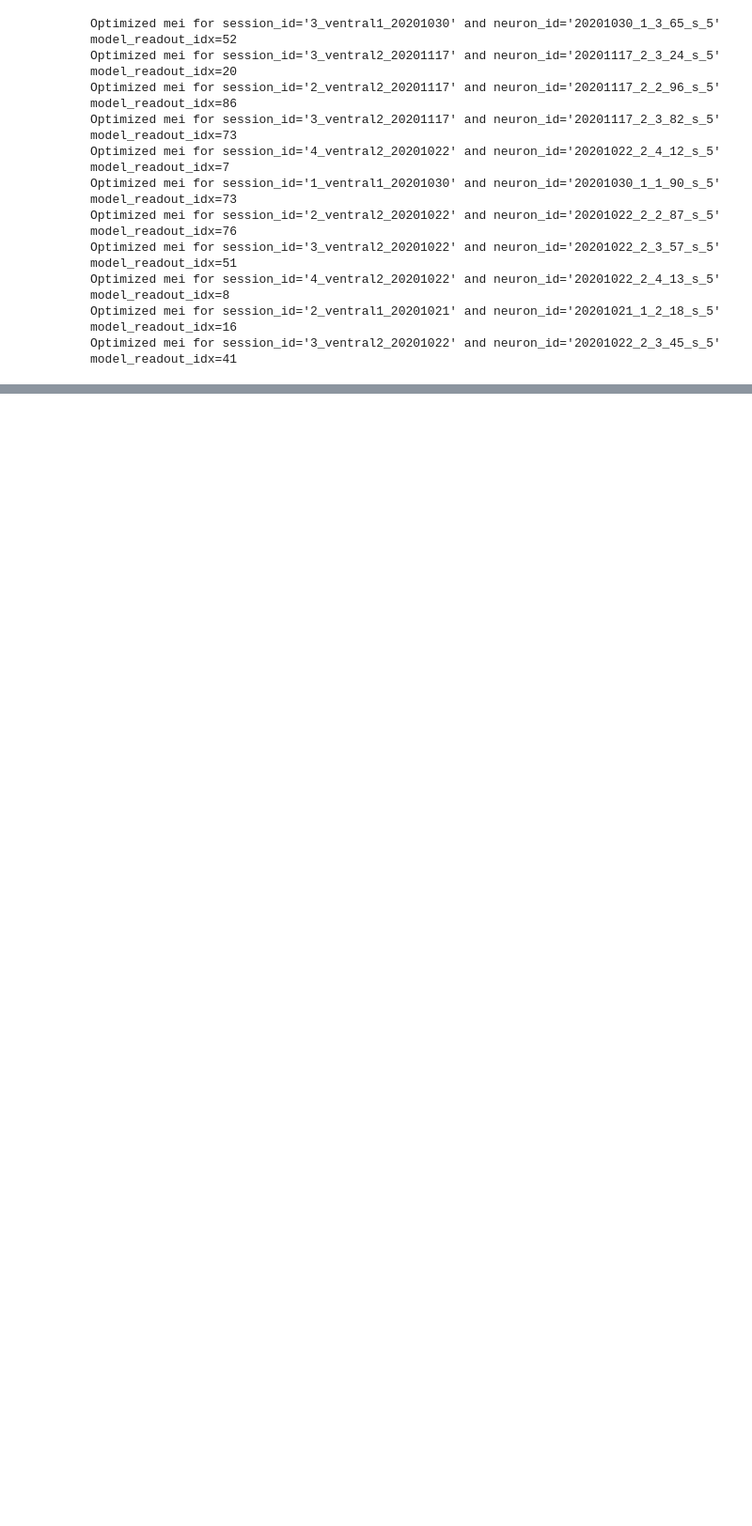
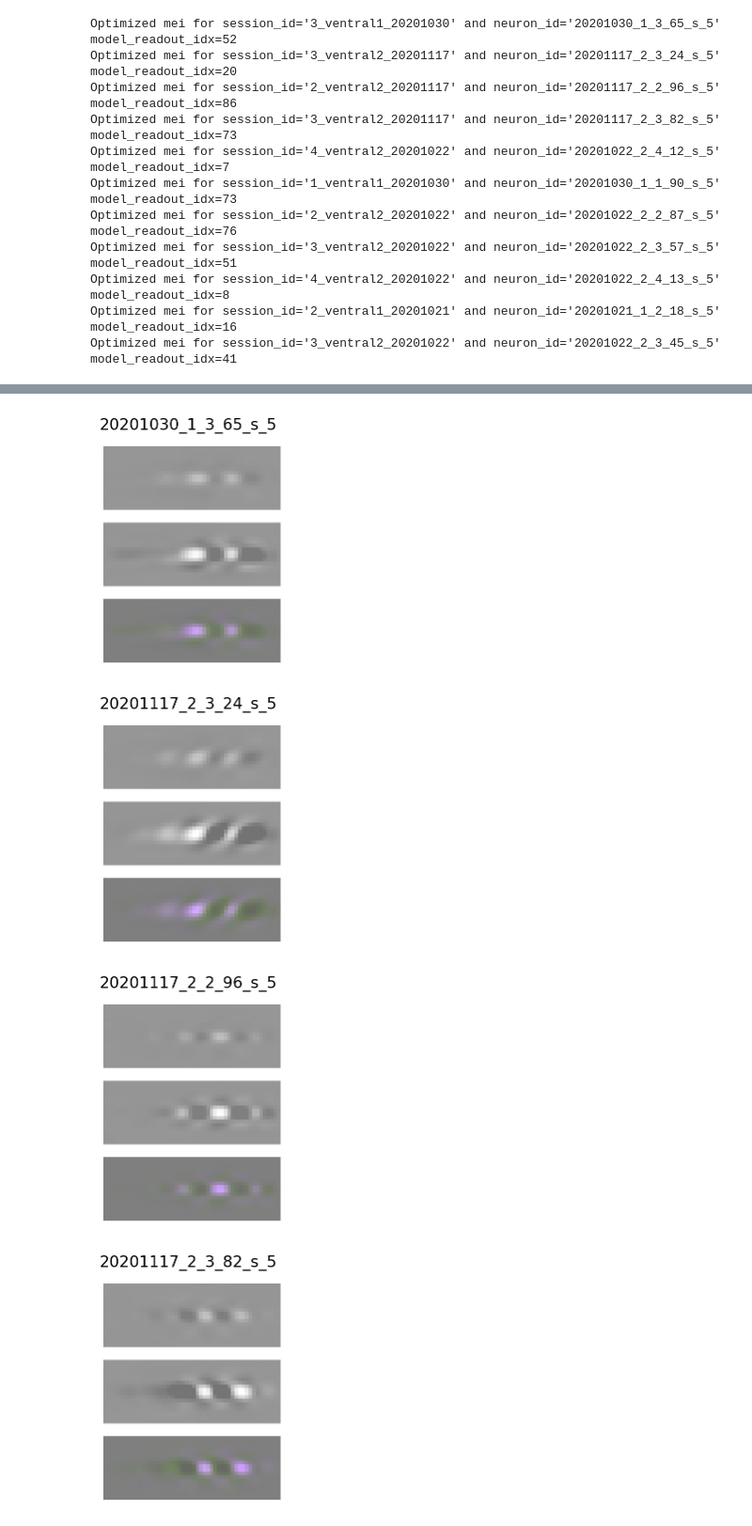
Before and after one commit to eulerlab/rgc-natstim-model, a Jupyter notebook: notebooks/mei_generation.ipynb, the cells around one changed output, grey strips where cells are left out. Shown at 94% size. Drawn from its saved outputs; the diff is of its cells as text; code cells hidden in the pictures; blank space fills up the shorter version.

```diff
--- a/notebooks/mei_generation.ipynb
+++ b/notebooks/mei_generation.ipynb
@@ -112,7 +115,7 @@ rc_dict = {
 # %%
 
 def load_ensemble_model_for_dataset_hash(ensemble_hash: str):
-    model_path = os.path.join(base_folder, "models",
+    model_path = os.path.join(base_directory, "models",
                               "nonlinear", ensemble_hash)
     center_readout = Center(**center_readout_kwargs)
     data_info, ensemble_model = load_ensemble_retina_model_from_directory(
@@ -192,21 +195,3 @@ Optimized mei for session_id='3_ventral2_20201022' and neuron_id='20201022_2_3_5
 Optimized mei for session_id='4_ventral2_20201022' and neuron_id='20201022_2_4_13_s_5' model_readout_idx=8
 Optimized mei for session_id='2_ventral1_20201021' and neuron_id='20201021_1_2_18_s_5' model_readout_idx=16
 Optimized mei for session_id='3_ventral2_20201022' and neuron_id='20201022_2_3_45_s_5' model_readout_idx=41
-# %%
-# Plotting probably has to be changed
-
-from openretina.plotting import plot_stimulus_composition
-print(f"Meis available for neurons: {list(mei_map.keys())}")
-
-neuron_id = "20201021_1_2_18_s_5"
-stimulus = mei_map[neuron_id]
-print(f"Showing MEI for neuron {neuron_id} ({stimulus.shape=})")
-stimulus_np = stimulus[0].cpu().numpy()
-fig, axes = plt.subplots(2, 2, figsize=(7 * 3, 12))
-fig.suptitle(f"MEI for neuron {neuron_id}")
-plot_stimulus_composition(
-    stimulus=stimulus_np,
-    temporal_trace_ax=axes[0, 0],
-    freq_ax=axes[0, 1],
-    spatial_ax=axes[1, 0],
-)
@@ -216,0 +202,10 @@ Showing MEI for neuron 20201021_1_2_18_s_5 (stimulus.shape=torch.Size([1, 2, 50,
+# %%
+for _, neuron_id, _ in session_id_neuron_id_model_readout_idx_list:
+    curr_stimulus = mei_map[neuron_id][0].cpu().numpy()
+    fig = space_time_plot(curr_stimulus);
+    plt.suptitle(neuron_id)
+# %% [output]
+[figure, added]
+[figure, added]
+[figure, added]
+[figure, added]
```
Also changed, not shown: parts of 8 cells of this notebook, 4 other files.
